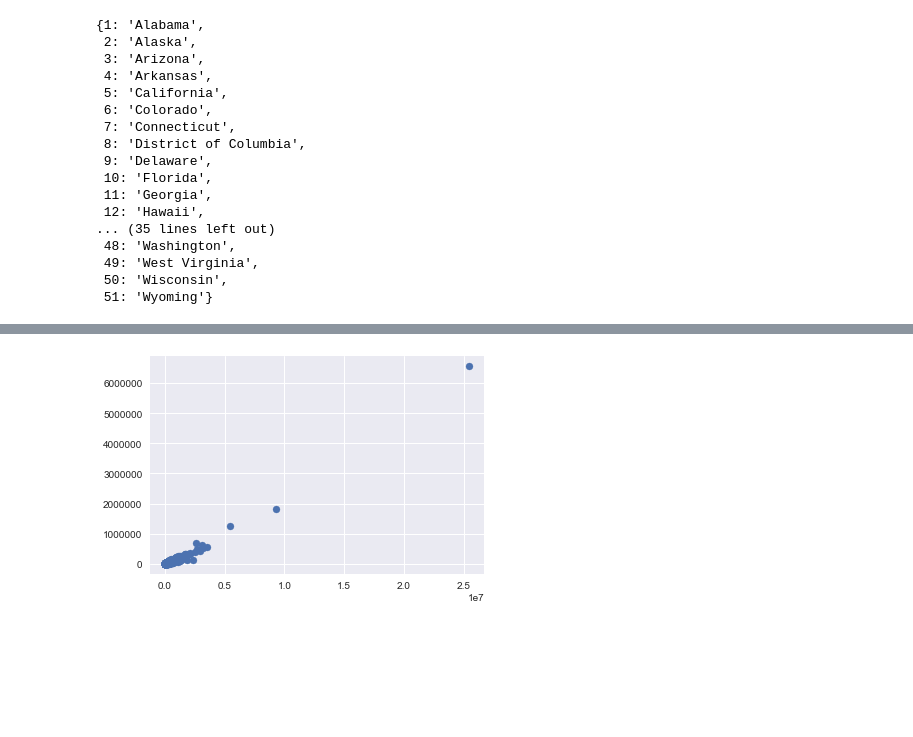
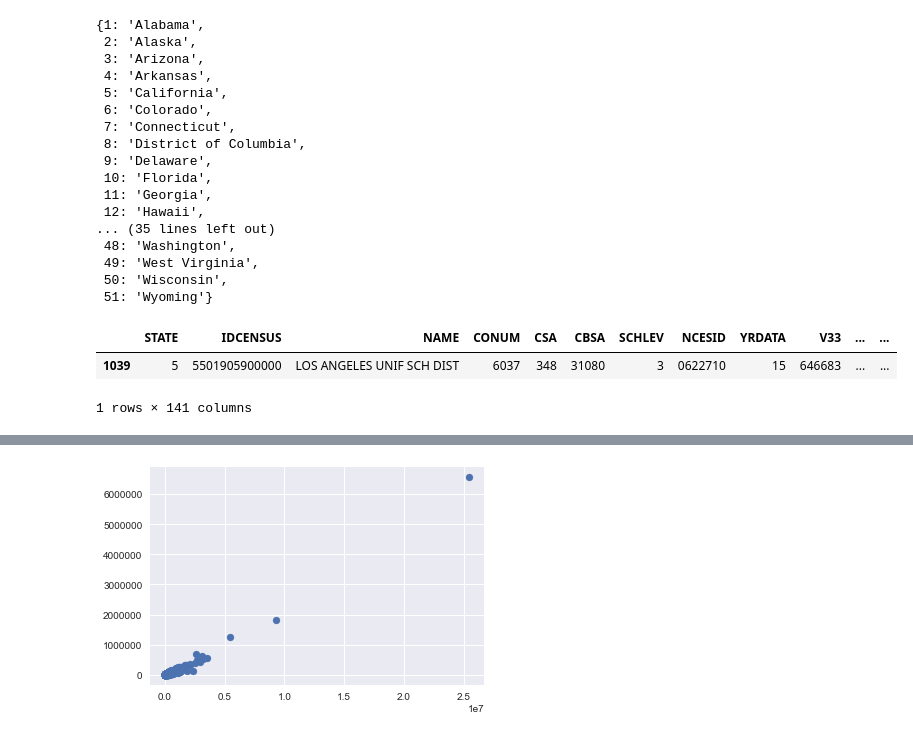
Before and after one commit to jpbesgen/decal_proj1, a Jupyter notebook: code.ipynb, the cells around one changed output, grey strips where cells are left out. Saved outputs shown, nothing was run; the diff lists cells and outputs as text; code cells hidden in the pictures; blank space fills up the shorter version.

```diff
--- a/code.ipynb
+++ b/code.ipynb
@@ -89,6 +89,13 @@ us_state_abbrev_num
  49: 'West Virginia',
  50: 'Wisconsin',
  51: 'Wyoming'}
+# %%
+data['TOTALREV'].nlargest(20)
+data[data['TOTALREV']==9254891]
+# %% [output]
+|  | STATE | IDCENSUS | NAME | CONUM | CSA | CBSA | SCHLEV | NCESID | YRDATA | V33 | ... | ... |
+| 1039 | 5 | 5501905900000 | LOS ANGELES UNIF SCH DIST | 6037 | 348 | 31080 | 3 | 0622710 | 15 | 646683 | ... | ... |
+1 rows × 141 columns
 # %%
 def change_stateNum_to_stateAbreviation(data):
     state_abr = [us_state_abbrev[state_abr_name] for state_abr_name in
```
Also changed, not shown: parts of 18 cells of this notebook, 5 other files.
